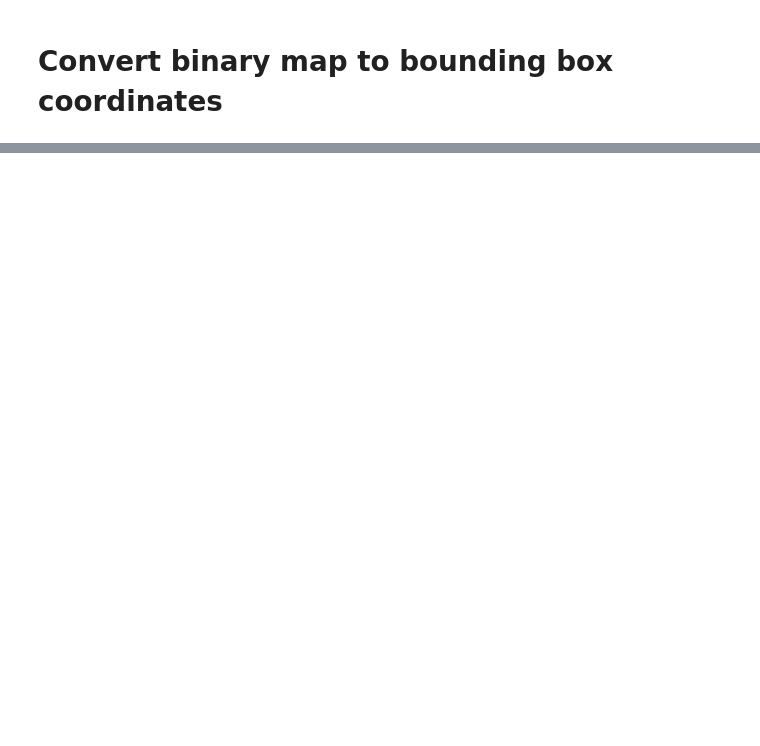
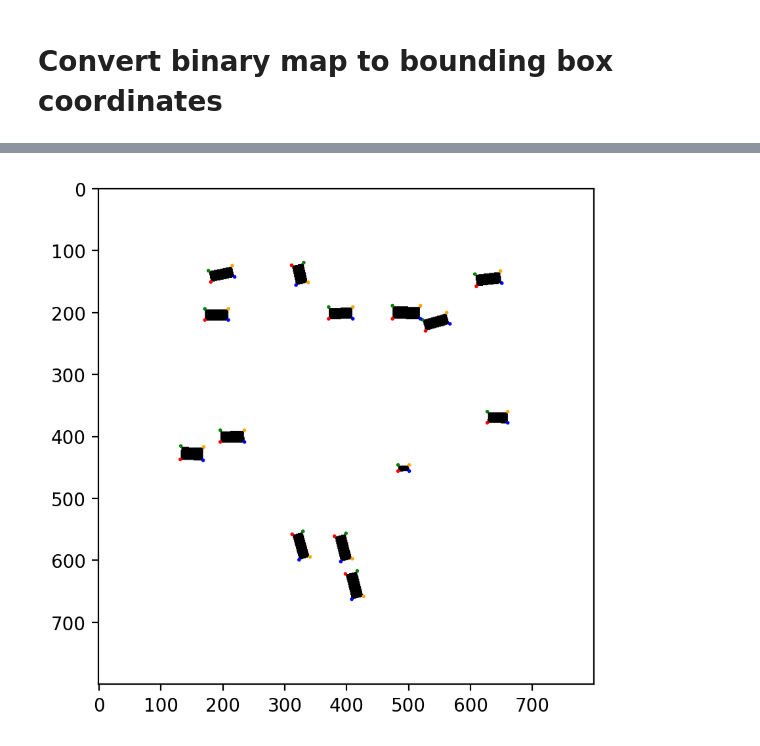
Before and after one commit to wqu1995/DL_Project, a Jupyter notebook: boxes/bounding_boxes.ipynb, the cells around one changed output, grey strips where cells are left out. Cells and saved outputs as stored; diff of their text form; code cells hidden in the pictures; blank space fills up the shorter version.

```diff
--- a/boxes/bounding_boxes.ipynb
+++ b/boxes/bounding_boxes.ipynb
@@ -169 +200,3 @@ output_coords.shape
+# %%
+test_boxes = copy.deepcopy(boxes)
 # %%
@@ -172,0 +207,11 @@ bb_image_gray.shape
+# %%
+test_tensors = batch_coordinates_to_binary_tensor(test_boxes)
+# %%
+test_boxes = batch_binary_tensor_to_coordinates(test_tensors)
+# %%
+fig, ax = plt.subplots()
+ax.imshow(test_tensors[0], cmap='binary');
+for coords in test_boxes[0]:
+    plt.scatter((coords[0] * 10) + 400, -(coords[1] * 10) + 400, color=['red', 'green', 'blue', 'orange'], s=1)
+# %% [output]
+[figure, added]
```
Also changed, not shown: parts of 29 cells of this notebook, 1 other file.
